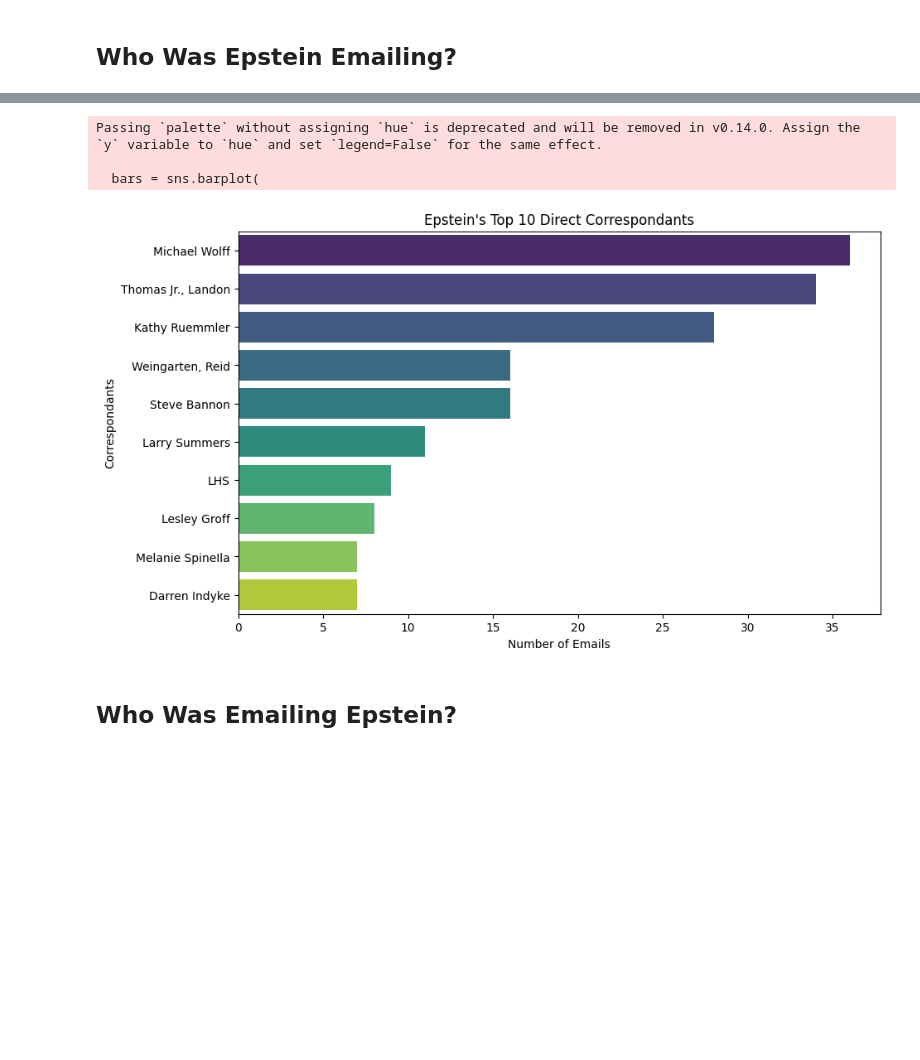
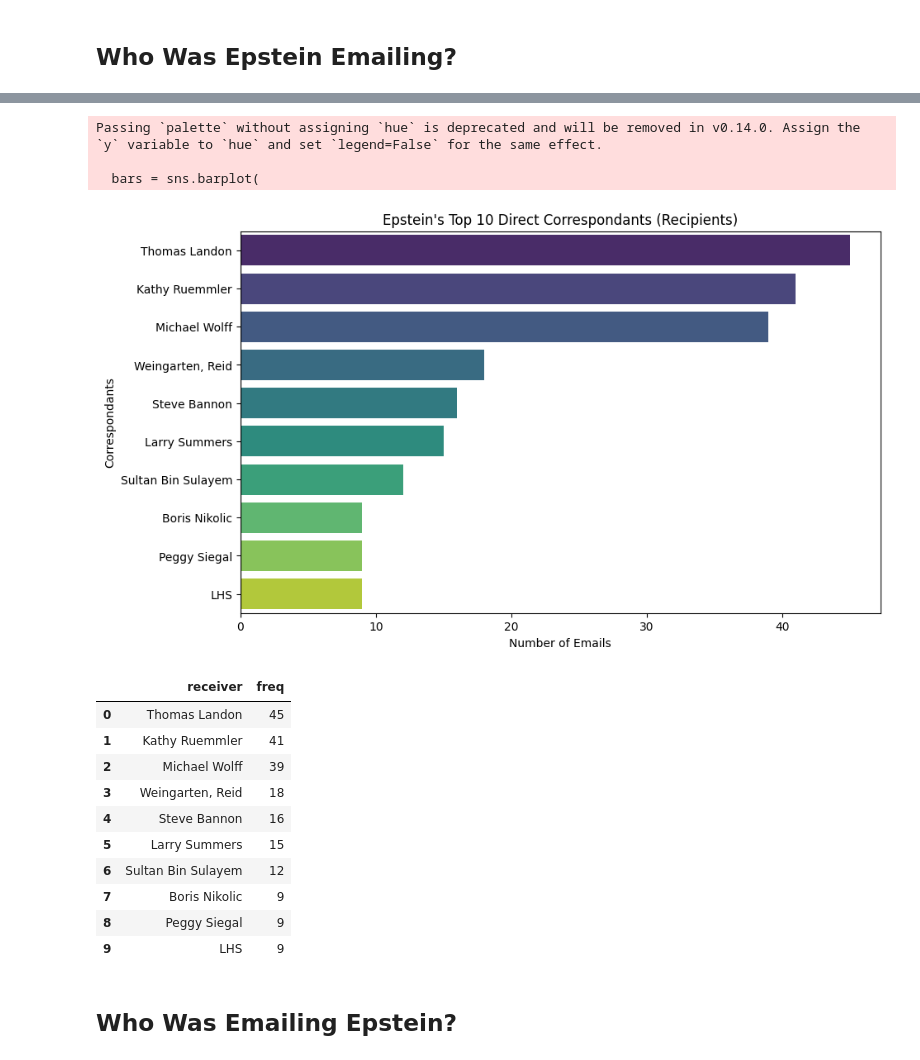
Before and after one commit to Connor-Villanueva/CSC-369, a Jupyter notebook: FinalProject/draft/explore_emails.ipynb, the cells around one changed output, grey strips where cells are left out. Saved outputs shown, nothing was run; the diff lists cells and outputs as text; code cells hidden in the pictures; blank space fills up the shorter version.

```diff
--- a/FinalProject/draft/explore_emails.ipynb
+++ b/FinalProject/draft/explore_emails.ipynb
@@ -268,3 +309,34 @@ emails
+# %%
+## Let's first fix some names
+NAME_MAPPING = {
+    "Jeffrey Epstein": ["jeffrey E.", "jeffrey E. peevacationPgmail.coml", "'jeffrey E.'", "Jeffrey", "effrey E. jeeyacation@gmail,com",
+                        "Jeffrey Epstein ; Jeffrey Epstein", "Jeffrey", "Jeffrey Epstein  ;", "jeffrey E. ;", ],
+    "Michael Wolff": ["Michael Wolff___________________________________", "Michael Wolff _________________________________1",
+                      "Michael Wolff________________________________", "Michael Wolff__________________________________",
+                      "Michael Woli"],
+    "Thomas Landon": ["Thomas Jr., Landon___________________________", "Thomas Jr., Landon'", "Landon Thomas Jr",
+                      "Landon Thomas Jr.", "Thomas Jr., Landon________________", "Landon Thomas", "Thomas Jr., Landon"],
+    "Kathy Ruemmler": ["Kathy Ruemmlerl", "Kathy Ruemmler ______________________________", "Kathy Ruemmler _______________________________",
+                       "Kathy Ruemmler I", "Kathy", "Kathy Ruemmler__________________", "Kathy Ruemmler f"],
+    "Richard Kahn": ["Richard Kahn_________________________________", "Richard Kahn______________________________",
+                     "Richard Kahn_______________________"],
+    "Ghislaine Maxwell": ["Gmax", "G Maxwell"]
+}
+
+REVERSED_NAME_MAPPING = {x: k for k,v in NAME_MAPPING.items() for x in v}
+
+def applyNameMapping(name: str):
+    if (not isinstance(name, str)):
+        return None
+
+    name = name.strip()
+
+    try:
+        return REVERSED_NAME_MAPPING[name]
+    except KeyError:
+        return name
+emails["sender"] = emails["sender"].apply(applyNameMapping)
+emails["receiver"] = emails["receiver"].apply(applyNameMapping)
 # %%
 # emails["receiver_list"] = emails["receiver"].str.split(":")
 # receiver_exploded = emails.explode("receiver_list")
@@ -273,7 +345,7 @@ emails
 
 candidate_emails = [e for e in emails["sender_email"].unique() if isinstance(e, str) and ("jee" in e)]
 
-epstein_alias = [p for p in emails["sender"].unique() if isinstance(p, str) and ("jef" in p or "epst" in p or "jee" in p)]
+epstein_alias = [p for p in emails["sender"].unique() if isinstance(p, str) and ("jef" in p.lower() or "epst" in p.lower() or "jee" in p.lower())]
 
 epstein_receivers = emails[emails["sender"].isin(epstein_alias)]["receiver"]
 
@@ -283,34 +355,47 @@ query = f"""
     SELECT
         receiver,
         COUNT(*) AS freq
     FROM
         epstein_receivers
     WHERE
         length(receiver) > 0
     GROUP BY
         receiver
     ORDER BY
         freq DESC
     LIMIT 10
 """
 epstein_contacts = duckdb.query(query).df()
 
 plt.figure(figsize=(10, 6))
 bars = sns.barplot(
     x=epstein_contacts["freq"],
     y=epstein_contacts["receiver"],
     palette="viridis"
 )
 
 plt.title("Epstein's Top 10 Direct Correspondants (Recipients)")
 plt.xlabel("Number of Emails")
 plt.ylabel("Correspondants")
 plt.show()
+
+epstein_contacts
 # %% [output]
 Passing `palette` without assigning `hue` is deprecated and will be removed in v0.14.0. Assign the `y` variable to `hue` and set `legend=False` for the same effect.
 
   bars = sns.barplot(
-[figure, old version]
+[figure, new version]
+|  | receiver | freq |
+| 0 | Thomas Landon | 45 |
+| 1 | Kathy Ruemmler | 41 |
+| 2 | Michael Wolff | 39 |
+| 3 | Weingarten, Reid | 18 |
+| 4 | Steve Bannon | 16 |
+| 5 | Larry Summers | 15 |
+| 6 | Sultan Bin Sulayem | 12 |
+| 7 | Boris Nikolic | 9 |
+| 8 | Peggy Siegal | 9 |
+| 9 | LHS | 9 |
 # %% [markdown]
 ## Who Was Emailing Epstein?
 # %%
```
Also changed, not shown: parts of 9 cells of this notebook, 4 other files.
